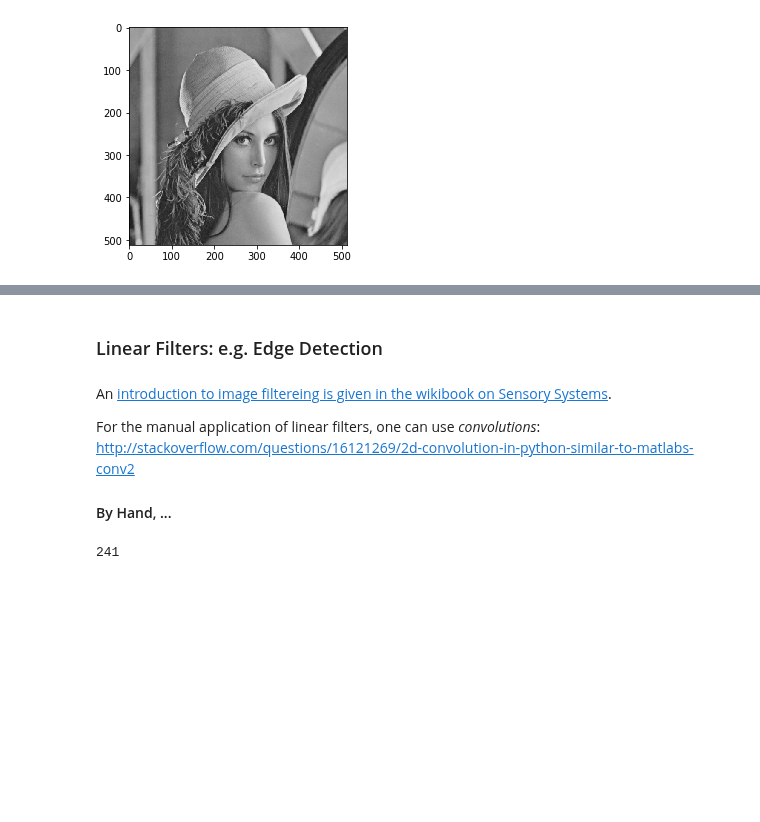
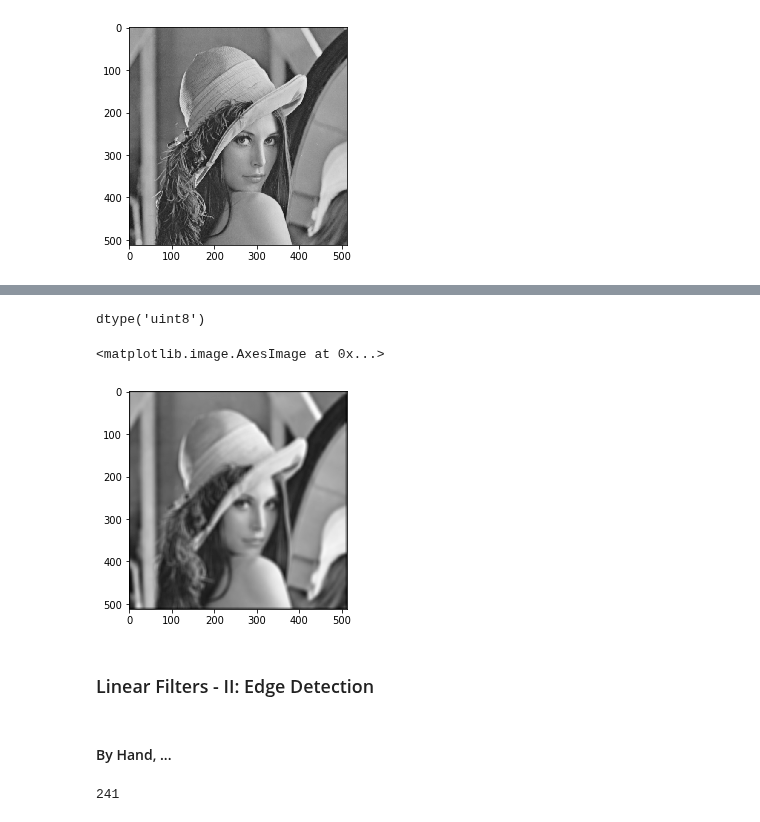
Before and after one commit to thomas-haslwanter/CSS_ipynb, a Jupyter notebook: ImgProc_1_Intro.ipynb, the cells around one changed output, grey strips where cells are left out. Cells and saved outputs as stored; diff of their text form; code cells hidden in the pictures; blank space fills up the shorter version.

```diff
--- a/ImgProc_1_Intro.ipynb
+++ b/ImgProc_1_Intro.ipynb
@@ -228,12 +263,19 @@ print(pil_g)
+# %%
+img.dtype
+# %% [output]
+dtype('uint8')
+# %%
+from scipy import ndimage
+filter_matrix = np.ones((10,10))/100
+img_filtered = ndimage.convolve(img_g_float, filter_matrix, mode='constant', cval=0.0) # in Matlab: imfilter
+plt.imshow(img_filtered)
+# %% [output]
+<matplotlib.image.AxesImage at 0x...>
+[figure, added]
 # %% [markdown]
-### Linear Filters: e.g. Edge Detection
+### Linear Filters - II: Edge Detection
-# %% [markdown]
-An [introduction to image filtereing is given in the wikibook on Sensory Systems](https://en.wikibooks.org/wiki/Sensory_Systems/Computer_Models/Descriptive_Simulations_of_Visual_Information_Processing#2D_Filter).
-
-For the manual application of linear filters, one can use *convolutions*:
-http://stackoverflow.com/questions/16121269/2d-convolution-in-python-similar-to-matlabs-conv2
-
-#### By Hand, ...
+# %% [markdown]
+#### By Hand, ...
 # %%
 np.max(img_g)
 # %% [output]
```
Also changed, not shown: parts of 10 cells of this notebook, 2 other files.
